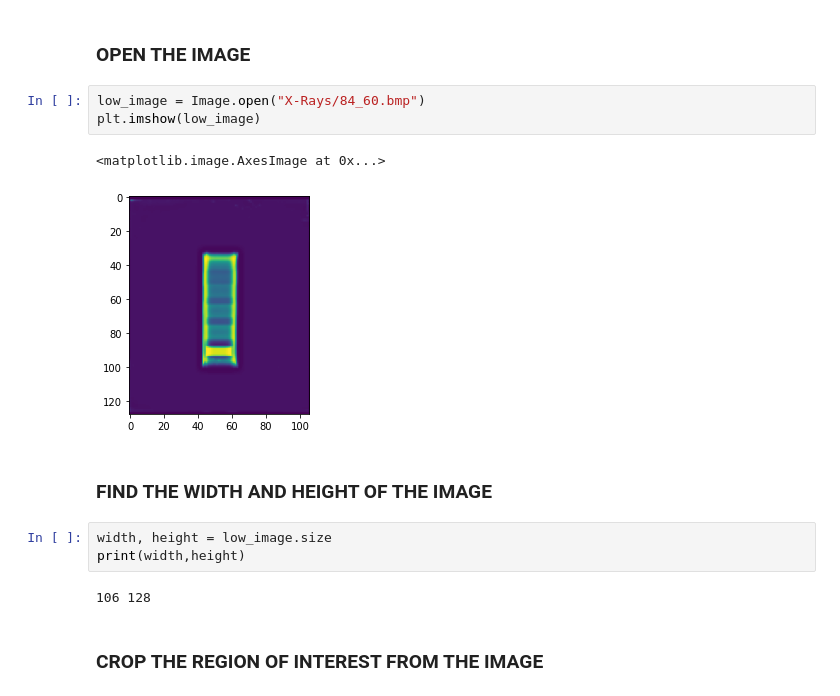
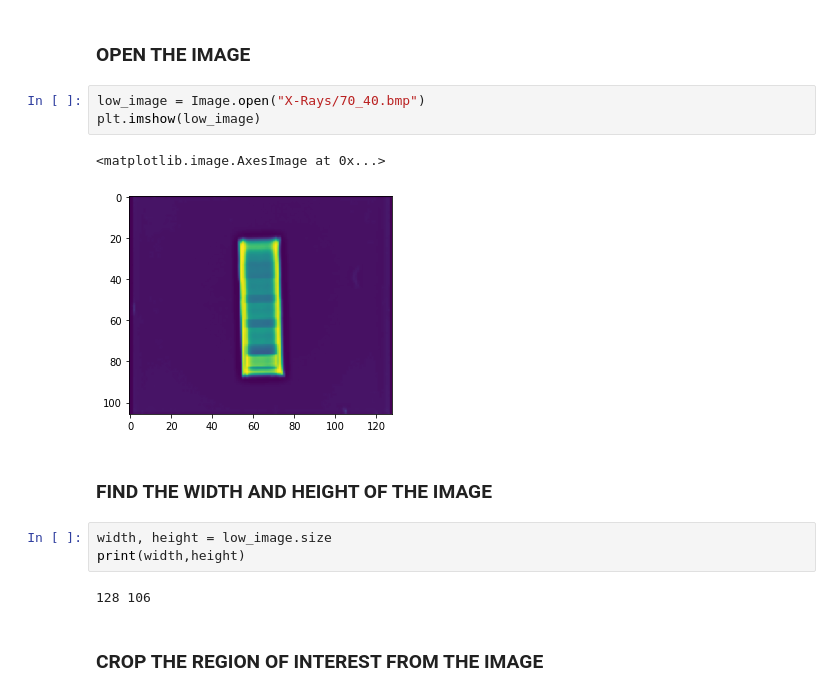
Before and after one commit to rclemsmith/Final-Year-Project, a Jupyter notebook: bmd.ipynb, the cells around one changed output. Drawn from its saved outputs; the diff is of its cells as text.

```diff
--- a/bmd.ipynb
+++ b/bmd.ipynb
@@ -12,18 +12,18 @@ import math
 # %% [markdown]
 ### OPEN THE IMAGE
 # %%
-low_image = Image.open("X-Rays/84_60.bmp")
+low_image = Image.open("X-Rays/70_40.bmp")
 plt.imshow(low_image)
 # %% [output]
 <matplotlib.image.AxesImage at 0x...>
-[figure, old version]
+[figure, new version]
 # %% [markdown]
 ### FIND THE WIDTH AND HEIGHT OF THE IMAGE
 # %%
 width, height = low_image.size
 print(width,height)
 # %% [output]
-106 128
+128 106
 # %% [markdown]
 ### CROP THE REGION OF INTEREST FROM THE IMAGE
 # %%
```
Also changed, not shown: parts of 19 cells of this notebook.
